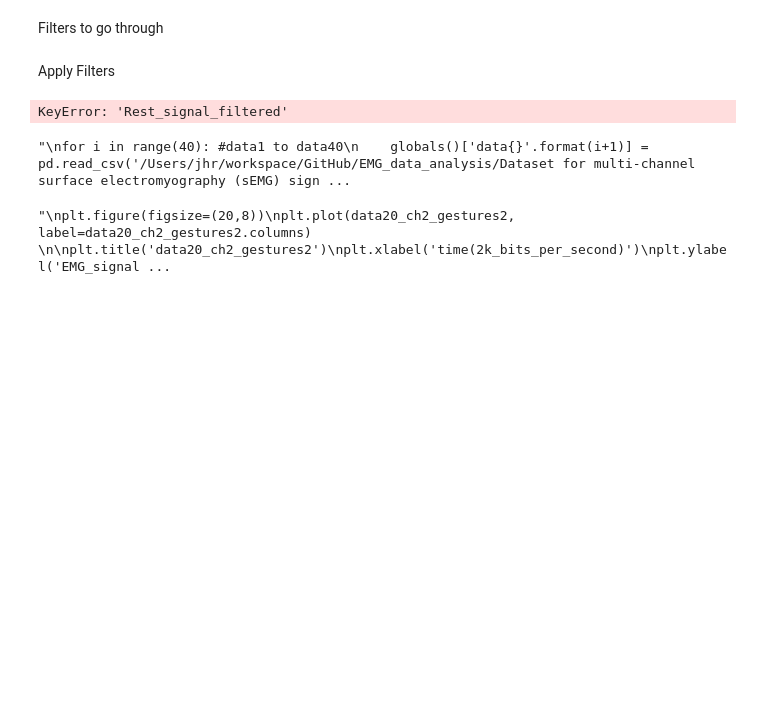
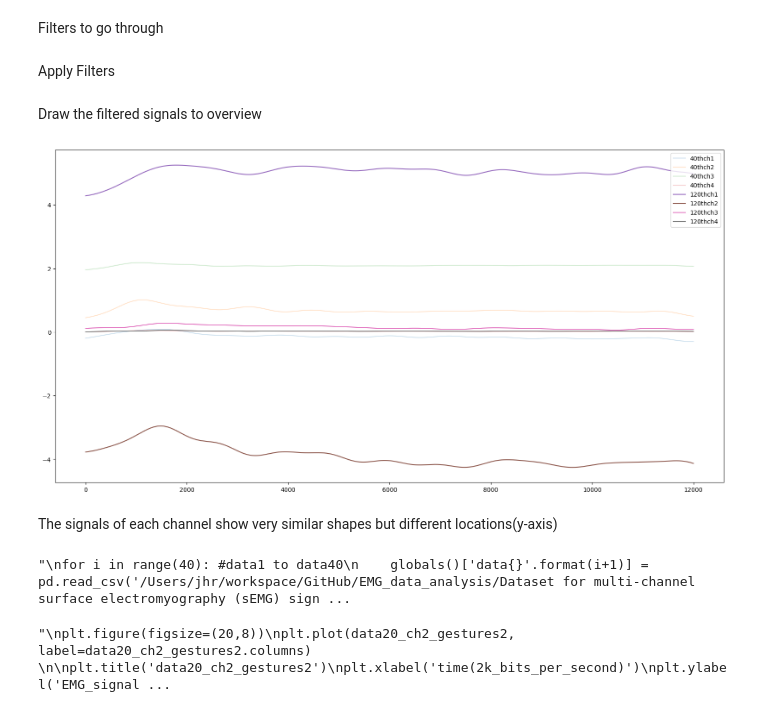
Before and after one commit to greedypelican/EMG_data_analysis, a Jupyter notebook: data_preprocessing.ipynb, the cells around one changed output. Cells and saved outputs as stored; diff of their text form; code cells hidden in the pictures; blank space fills up the shorter version.

```diff
--- a/data_preprocessing.ipynb
+++ b/data_preprocessing.ipynb
@@ -79,13 +79,29 @@ def smooth(x,beta): # Kaiser Window Smoothing
 # %% [markdown]
 Apply Filters
 # %%
-for i in range(196): #196 samples
-    for g in gesture_names: #10 gestures
+for i in range(196): # 196 samples
+    for g in gesture_names: # 10 gestures
         for ch in range(4):
             if i == 0:
-                globals()['{}_signal_filtered'.format(g)][i][:,ch] = smooth(denoise_fft(maximum(globals()['{}_signal'.format(g)][i][:,ch],25),20),2)
+                globals()['{}_signal_filtered'.format(g)] = np.ndarray(globals()['{}_signal'.format(g)][:,4000:16000].shape) # make a array shape without rest time
+                globals()['{}_signal_filtered'.format(g)][i][:,ch] = smooth(denoise_fft(maximum(globals()['{}_signal'.format(g)][i][:,ch],25),20),2)[4000:16000] # apply the filters and cut the rest time
+
+            else:
+                globals()['{}_signal_filtered'.format(g)][i][:,ch] = smooth(denoise_fft(maximum(globals()['{}_signal'.format(g)][i][:,ch],25),20),2)[4000:16000] # apply the filters and cut the rest time
-# %% [output]
-KeyError: 'Rest_signal_filtered'
+# %% [markdown]
+Draw the filtered signals to overview
+# %%
+fig = plt.figure(figsize=(20,10))
+ax = fig.add_subplot(111)
+ax.plot(Extension_signal_filtered[40],label=['40th'+s for s in col_names],alpha=0.2)
+ax.plot(Extension_signal_filtered[120],label=['120th'+s for s in col_names])
+
+plt.legend()
+plt.show()
+# %% [output]
+[figure, added]
+# %% [markdown]
+The signals of each channel show very similar shapes but different locations(y-axis)
 # %%
 """
 for i in range(40): #data1 to data40
```
Also changed, not shown: parts of 3 cells of this notebook.
